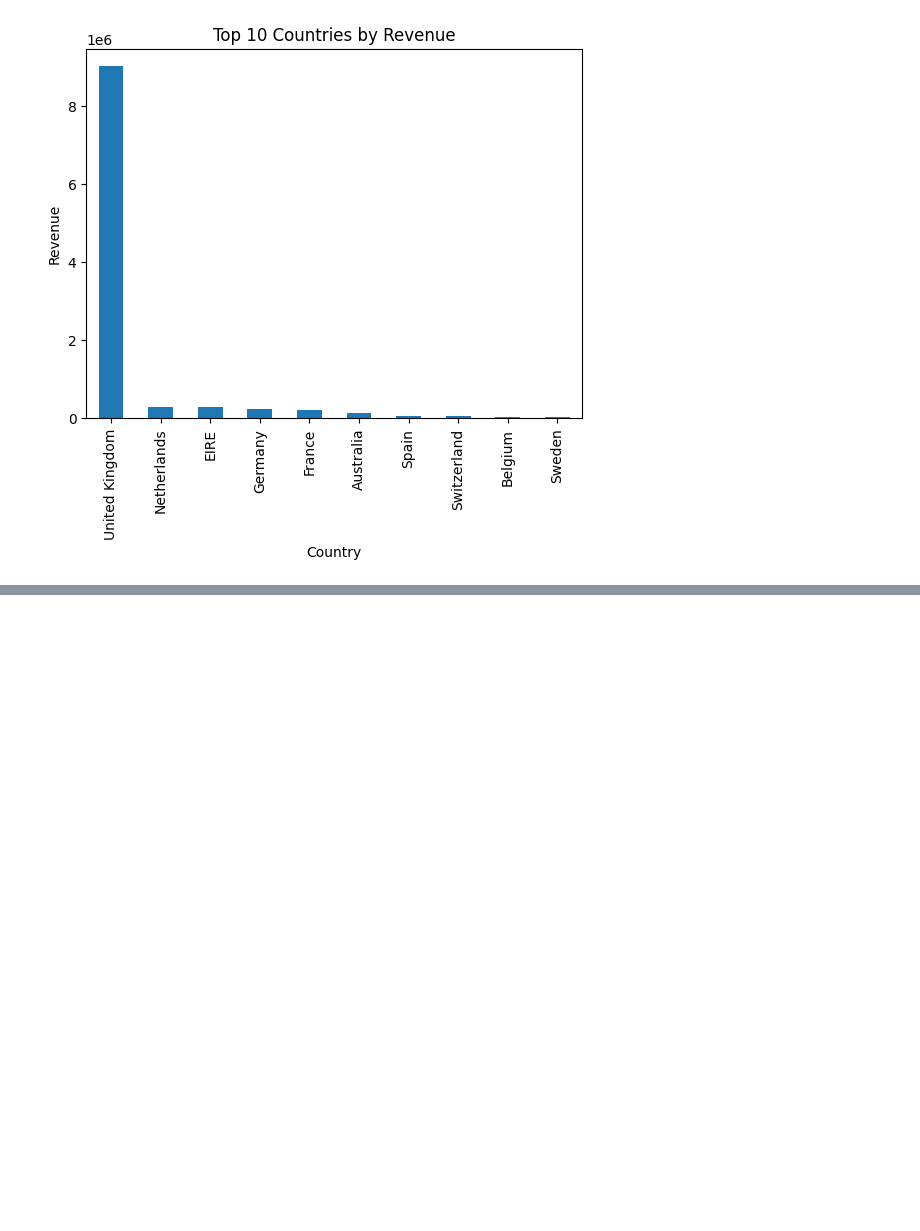
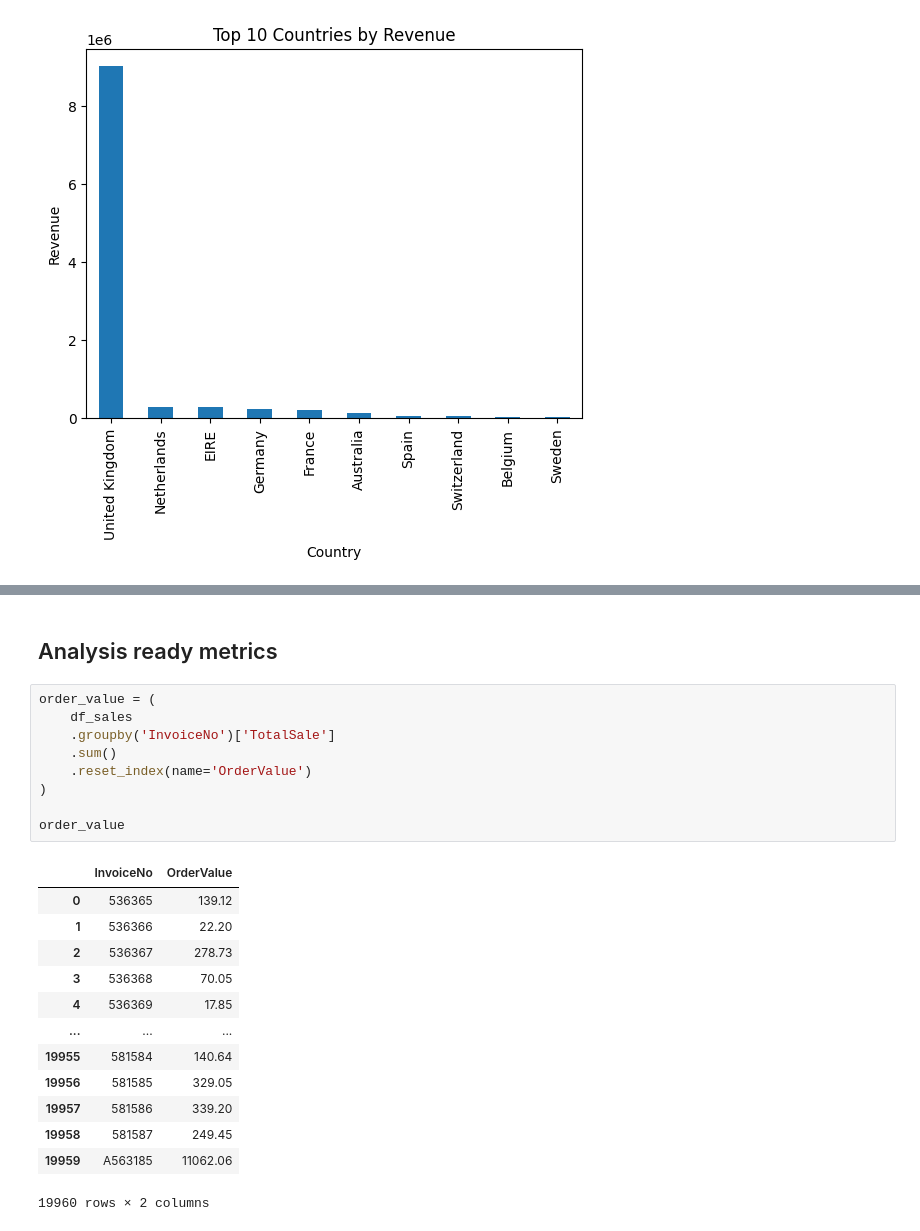
Before and after one commit to Jawid-Arabzada/ecommerce-sales-analysis, a Jupyter notebook: E_commerce_Sales.ipynb, the cells around one changed output, grey strips where cells are left out. Drawn from its saved outputs; the diff is of its cells as text; blank space fills up the shorter version.

```diff
--- a/E_commerce_Sales.ipynb
+++ b/E_commerce_Sales.ipynb
@@ -318,0 +397,25 @@ plt.show()
+# %% [markdown]
+## Analysis ready metrics
+# %%
+order_value = (
+    df_sales
+    .groupby('InvoiceNo')['TotalSale']
+    .sum()
+    .reset_index(name='OrderValue')
+)
+
+order_value
+# %% [output]
+|  | InvoiceNo | OrderValue |
+| 0 | 536365 | 139.12 |
+| 1 | 536366 | 22.20 |
+| 2 | 536367 | 278.73 |
+| 3 | 536368 | 70.05 |
+| 4 | 536369 | 17.85 |
+| ... | ... | ... |
+| 19955 | 581584 | 140.64 |
+| 19956 | 581585 | 329.05 |
+| 19957 | 581586 | 339.20 |
+| 19958 | 581587 | 249.45 |
+| 19959 | A563185 | 11062.06 |
+19960 rows × 2 columns
```
Also changed, not shown: parts of 15 cells of this notebook.
